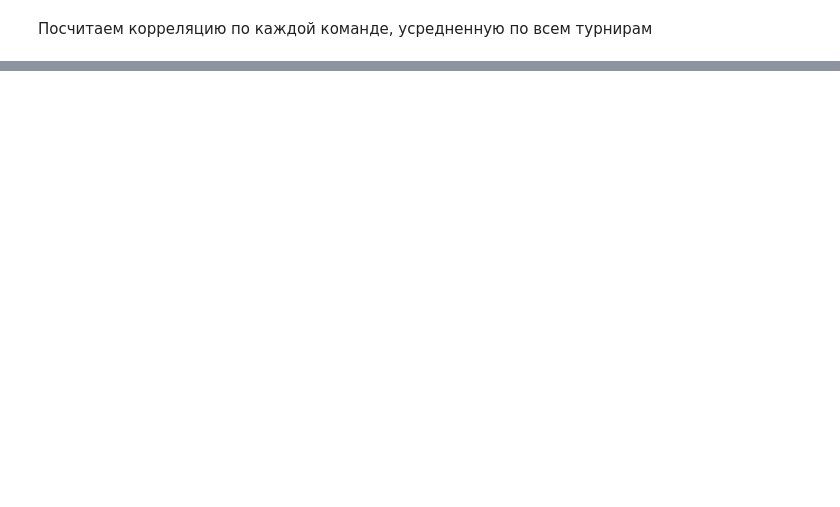
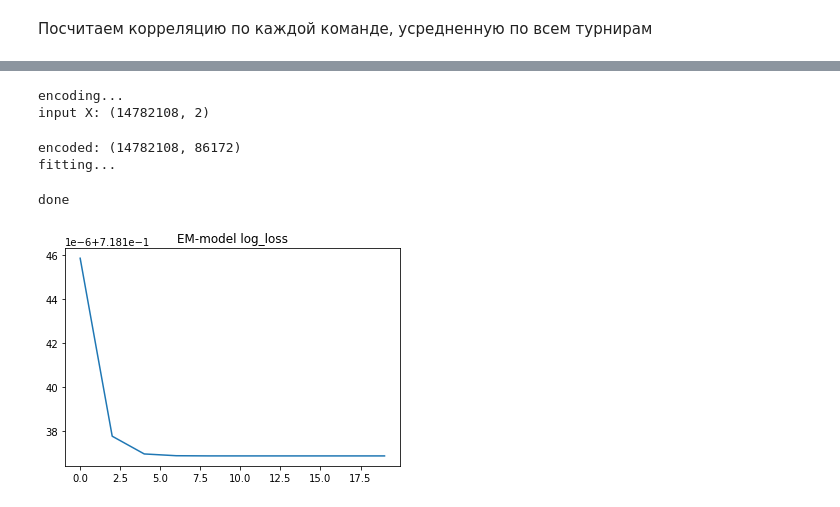
Before and after one commit to cherninkiy/made-2021-advanced-ml-hw, a Jupyter notebook: HW2/hw2.ipynb, the cells around one changed output, grey strips where cells are left out. Saved outputs shown, nothing was run; the diff lists cells and outputs as text; code cells hidden in the pictures; blank space fills up the shorter version.

```diff
--- a/HW2/hw2.ipynb
+++ b/HW2/hw2.ipynb
@@ -567,0 +639,8 @@ dtype: float64
+# %%
+train = pd.read_csv('./data/train.csv')
+train.index = train['idx']
+
+X_train = train[['playerId', 'questionId']]
+y_train = train['answer']
+display(train.shape)
+train.head(3)
@@ -567,0 +669,3 @@ dtype: float64
+# %%
+weights = pd.read_csv('./data/weights.csv')['weights']
+weights.head(3)
@@ -567,0 +919,14 @@ dtype: float64
+# %%
+em_model0 = ChgkResultsEMModel(verbose=True)
+em_model0.fit(X_train, y_train, train.index, lr_base=5, lr_steps=10, n_iters=20)
+
+plt.plot(em_model0.loss())
+plt.title('EM-model log_loss')
+plt.show()
+# %% [output]
+encoding...
+input X: (14782108, 2)
+encoded: (14782108, 86172)
+fitting...
+done
+[figure, added]
```
Also changed, not shown: parts of 41 cells of this notebook.
